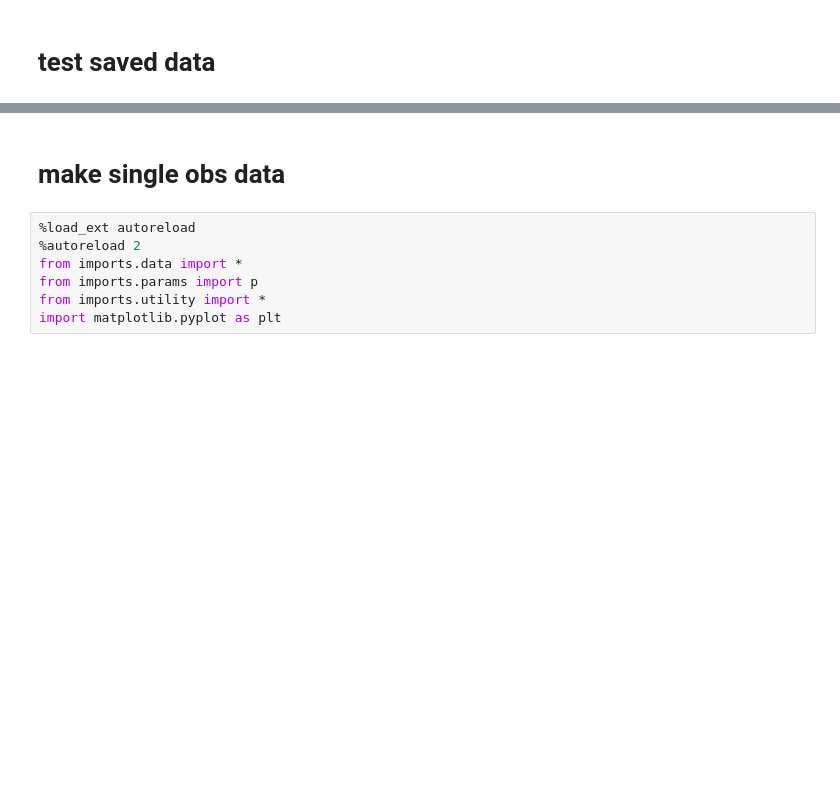
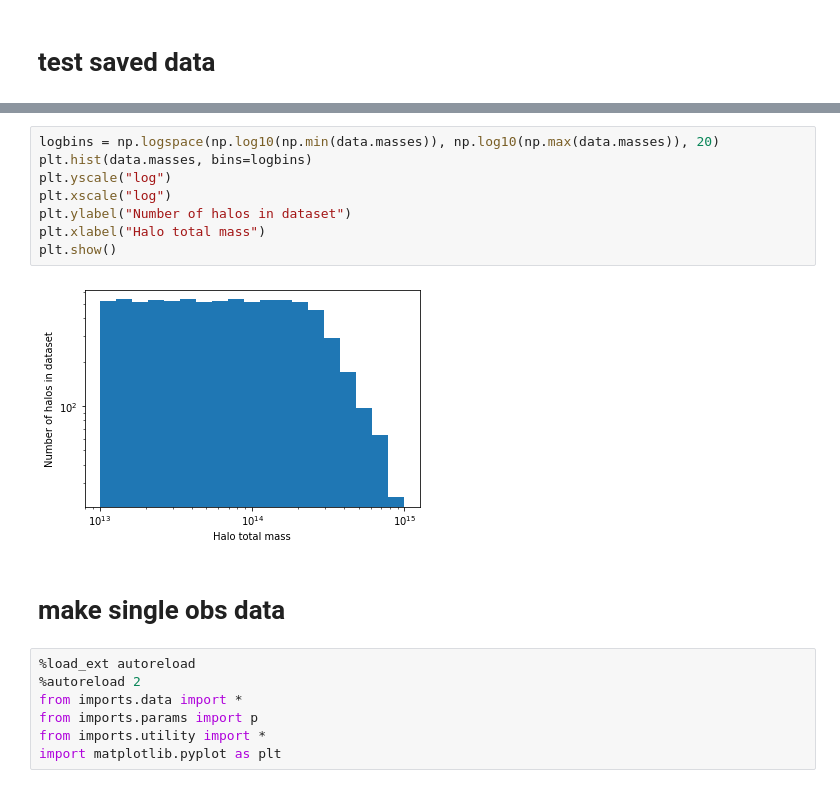
Before and after one commit to woutervantol/scriptie2, a Jupyter notebook: test_data.ipynb, the cells around one changed output, grey strips where cells are left out. Drawn from its saved outputs; the diff is of its cells as text; blank space fills up the shorter version.

```diff
--- a/test_data.ipynb
+++ b/test_data.ipynb
@@ -25,3 +24,13 @@ FileNotFoundError: [Errno 2] No such file or directory: '/net/dodder/data2/tol/o
+# %%
+logbins = np.logspace(np.log10(np.min(data.masses)), np.log10(np.max(data.masses)), 20)
+plt.hist(data.masses, bins=logbins)
+plt.yscale("log")
+plt.xscale("log")
+plt.ylabel("Number of halos in dataset")
+plt.xlabel("Halo total mass")
+plt.show()
+# %% [output]
+[figure, added]
 # %% [markdown]
 # make single obs data
 # %%
```
Also changed, not shown: parts of 4 cells of this notebook, 8 other files.
